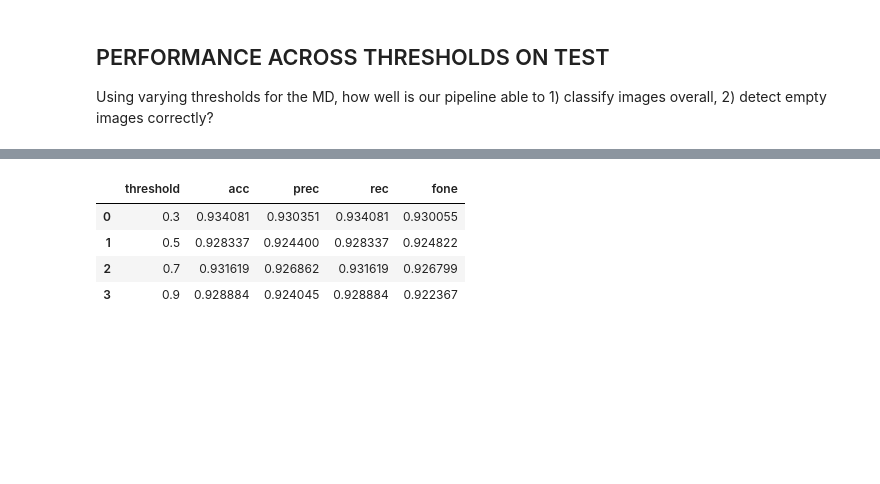
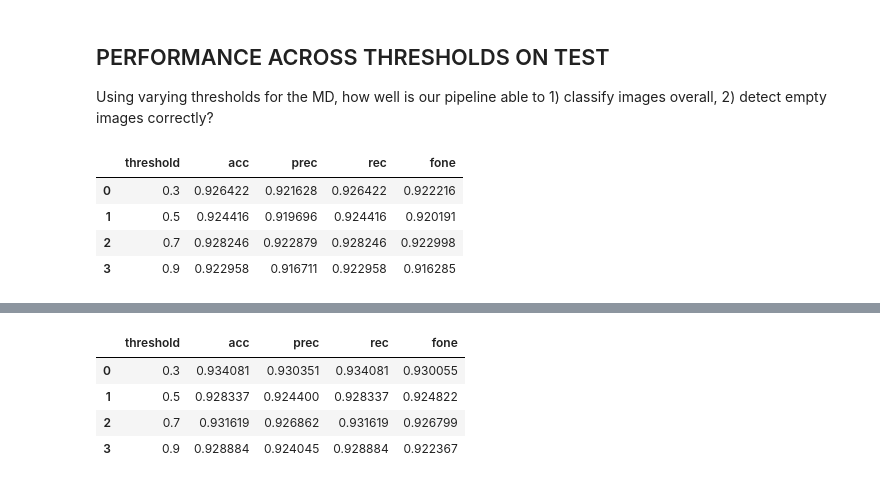
Before and after one commit to slds-lmu/wildlife-experiments, a Jupyter notebook: results_light.ipynb, the cells around one changed output, grey strips where cells are left out. Cells and saved outputs as stored; diff of their text form; code cells hidden in the pictures; blank space fills up the shorter version.

```diff
--- a/results_light.ipynb
+++ b/results_light.ipynb
@@ -224,0 +290,8 @@ df_ins_empty = pd.DataFrame(rows_empty, columns=['threshold', 'acc', 'prec', 're
+# %%
+df_ins_multiclass_avg
+# %% [output]
+|  | threshold | acc | prec | rec | fone |
+| 0 | 0.3 | 0.926422 | 0.921628 | 0.926422 | 0.922216 |
+| 1 | 0.5 | 0.924416 | 0.919696 | 0.924416 | 0.920191 |
+| 2 | 0.7 | 0.928246 | 0.922879 | 0.928246 | 0.922998 |
+| 3 | 0.9 | 0.922958 | 0.916711 | 0.922958 | 0.916285 |
```
Also changed, not shown: parts of 10 cells of this notebook.
